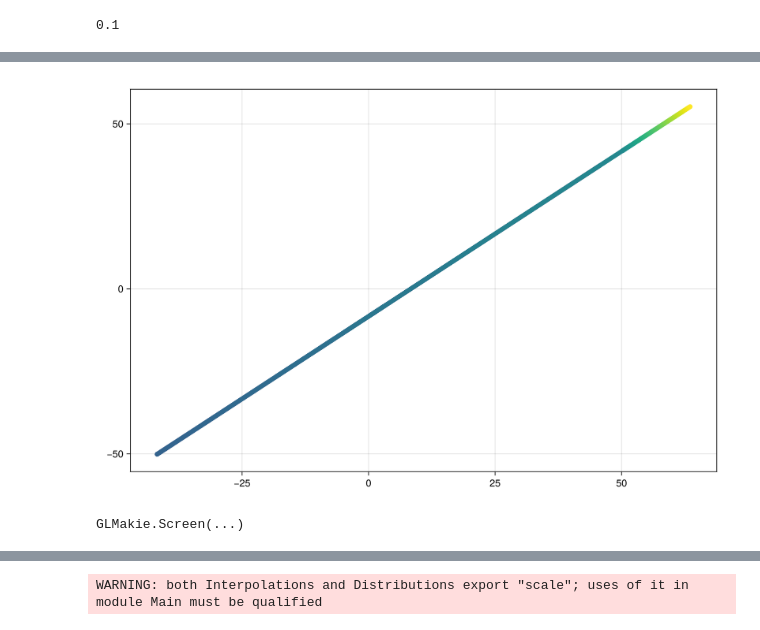
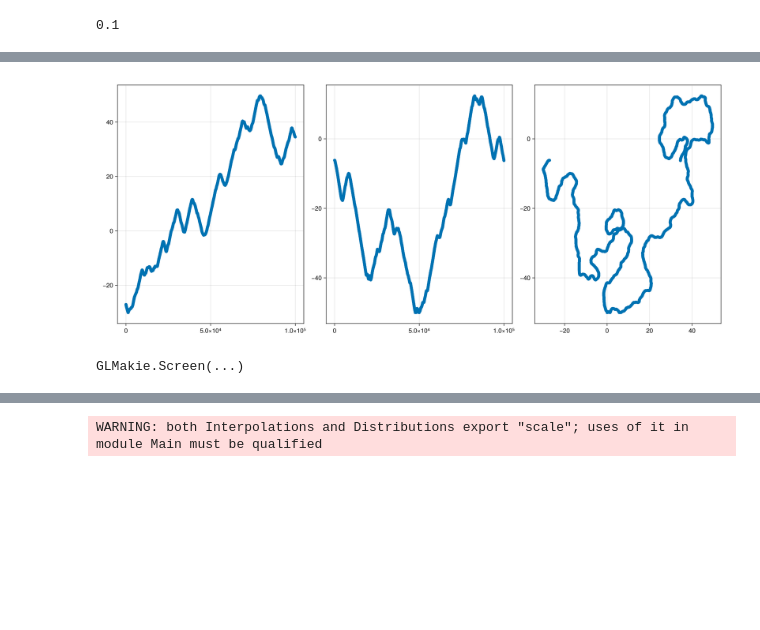
Before and after one commit to jmarib/CellBasedModels.jl, a Jupyter notebook: examples/source_predator.ipynb, the cells around one changed output, grey strips where cells are left out. Cells and saved outputs as stored; diff of their text form; code cells hidden in the pictures; blank space fills up the shorter version.

```diff
--- a/examples/source_predator.ipynb
+++ b/examples/source_predator.ipynb
@@ -449,9 +451,13 @@ save("target_S100_DM00001.png", fig)
 # %%
-fig = Figure(size=(900, 600))
+fig = Figure(size=(2000, 600))
 
 ax = Axis(fig[1,1])
-scatter!(ax, data.x, data.y, color = data.step)
+scatter!(ax, data.step, data.x)
+ax2 = Axis(fig[1,2])
+scatter!(ax2, data.step, data.y)
+ax3 = Axis(fig[1,3])
+scatter!(ax3, data.x, data.y)
 display(fig)
 # %% [output]
-[figure, old version]
+[figure, new version]
 GLMakie.Screen(...)
```
Also changed, not shown: parts of 12 cells of this notebook, 3 other files.
